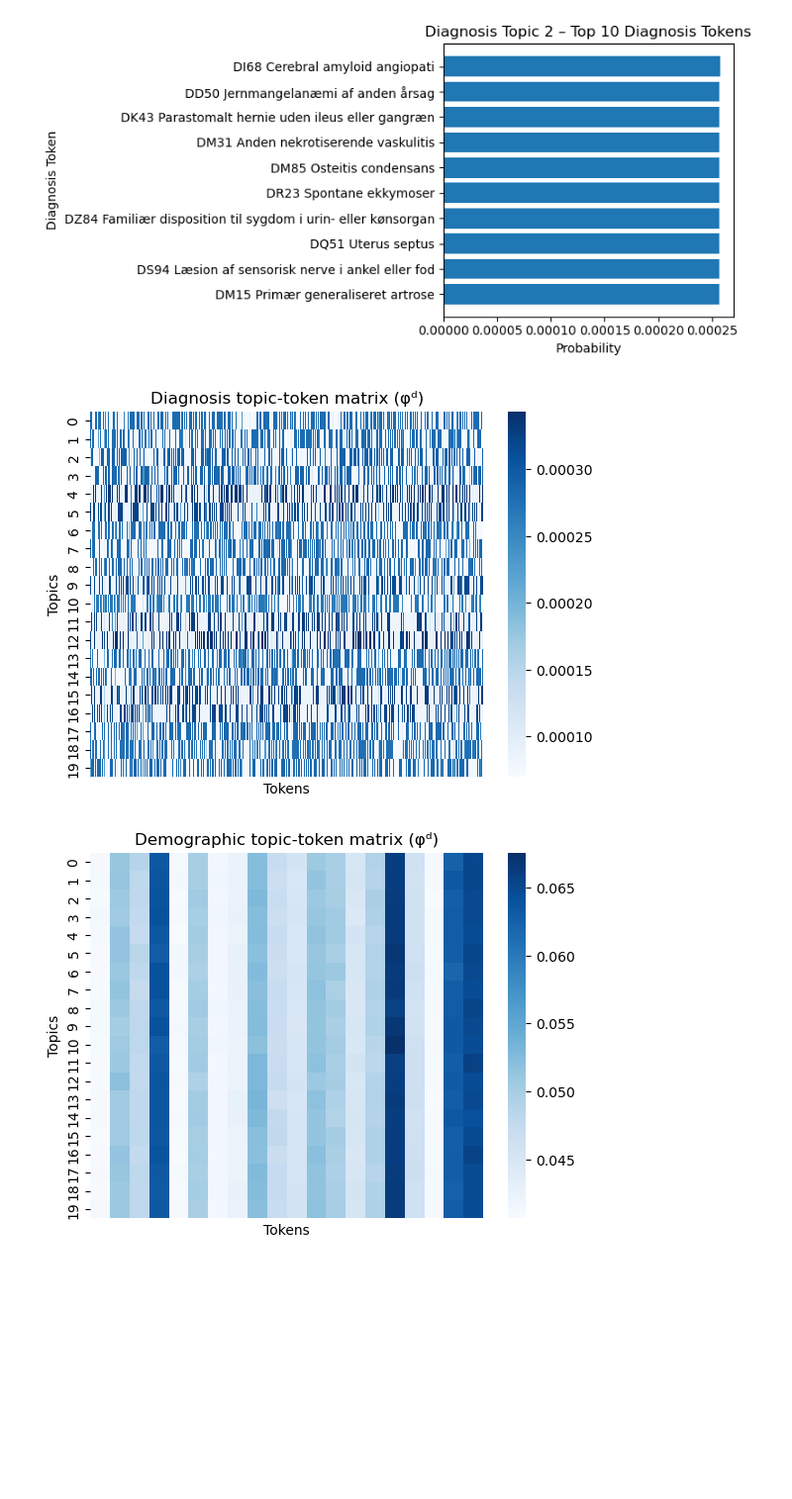
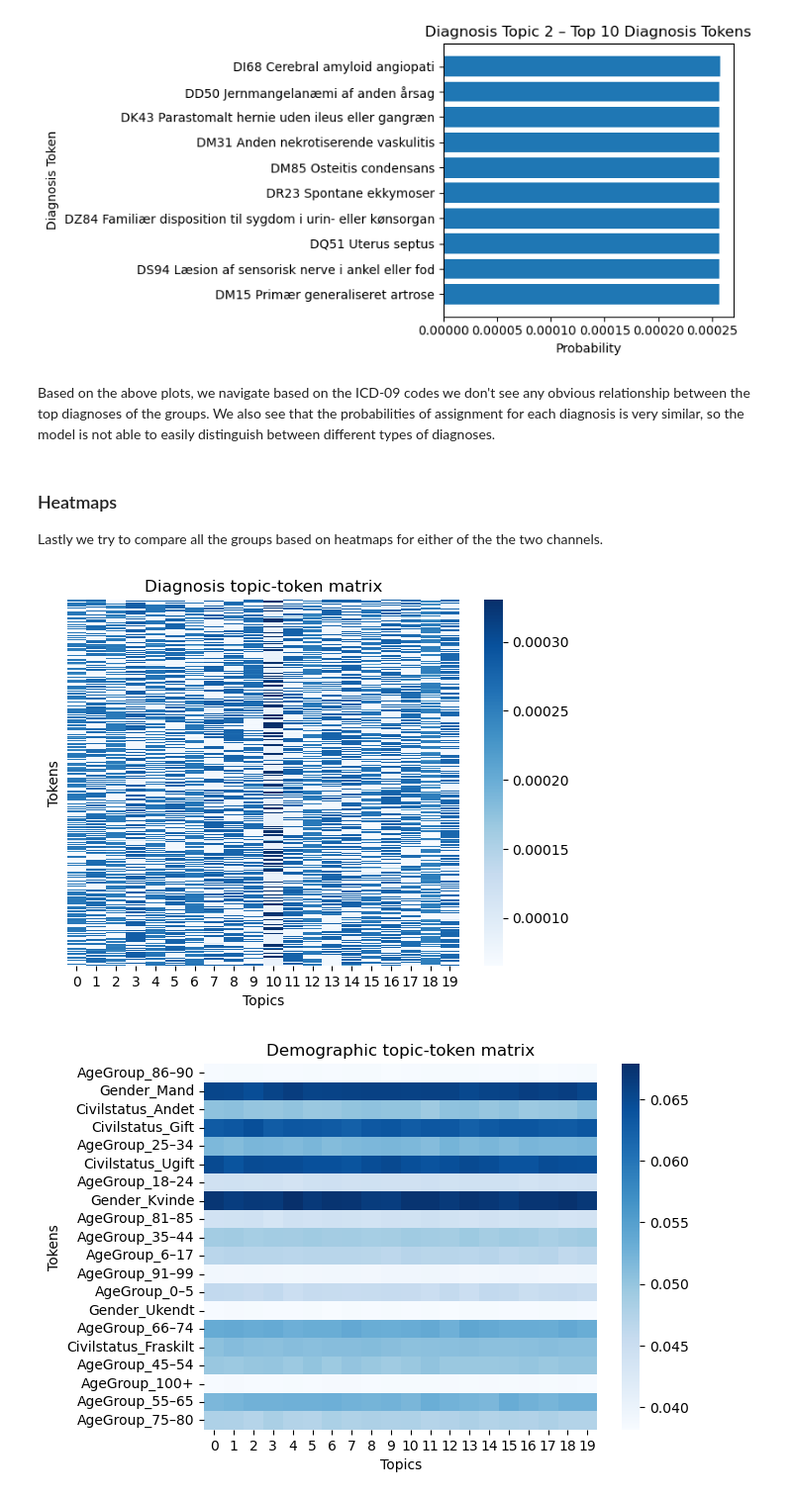
Before and after one commit to KarolineKlan/mbml_project, a Jupyter notebook: 3_MCLDA.ipynb, the cells around one changed output. Shown at 99% size. Drawn from its saved outputs; the diff is of its cells as text; code cells hidden in the pictures; blank space fills up the shorter version.

```diff
--- a/3_MCLDA.ipynb
+++ b/3_MCLDA.ipynb
@@ -551,19 +553,28 @@ for i in range(num_topics_to_plot):
 [figure]
 [figure]
 [figure]
+# %% [markdown]
+Based on the above plots, we navigate based on the ICD-09 codes we don't see any obvious relationship between the top diagnoses of the groups. We also see that the probabilities of assignment for each diagnosis is very similar, so the model is not able to easily distinguish between different types of diagnoses.
+# %% [markdown]
+### Heatmaps
+
+Lastly we try to compare all the groups based on heatmaps for either of the the two channels.
 # %%
 
-sns.heatmap(phi_x.cpu().detach().numpy(), cmap="Blues", xticklabels=False)
-plt.title("Diagnosis topic-token matrix (φᵈ)")
-plt.xlabel("Tokens")
-plt.ylabel("Topics")
+sns.heatmap(phi_x.cpu().detach().numpy().T, cmap="Blues", xticklabels=True,yticklabels=False)
+plt.title("Diagnosis topic-token matrix")
+plt.xlabel("Topics")
+plt.ylabel("Tokens")
 plt.show()
 
-sns.heatmap(phi_d.cpu().detach().numpy(), cmap="Blues", xticklabels=False)
-plt.title("Demographic topic-token matrix (φᵈ)")
-plt.xlabel("Tokens")
-plt.ylabel("Topics")
+phi_d_np = phi_d.cpu().detach().numpy().T
+token_labels = [inv_context_vocab.get(i, f"unk_{i}") for i in range(phi_d_np.shape[0])]
+
+sns.heatmap(phi_d.cpu().detach().numpy().T, cmap="Blues", yticklabels=token_labels)
+plt.title("Demographic topic-token matrix")
+plt.xlabel("Topics")
+plt.ylabel("Tokens")
 plt.show()
 # %% [output]
-[figure, old version]
+[figure, new version]
-[figure, old version]
+[figure, new version]
```
Also changed, not shown: parts of 18 cells of this notebook.
